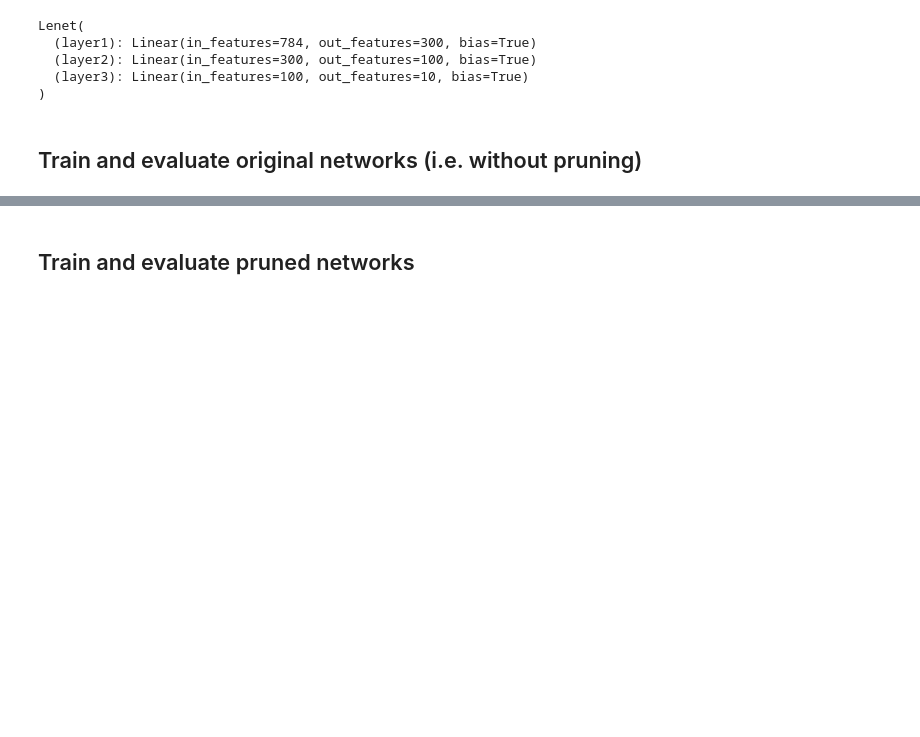
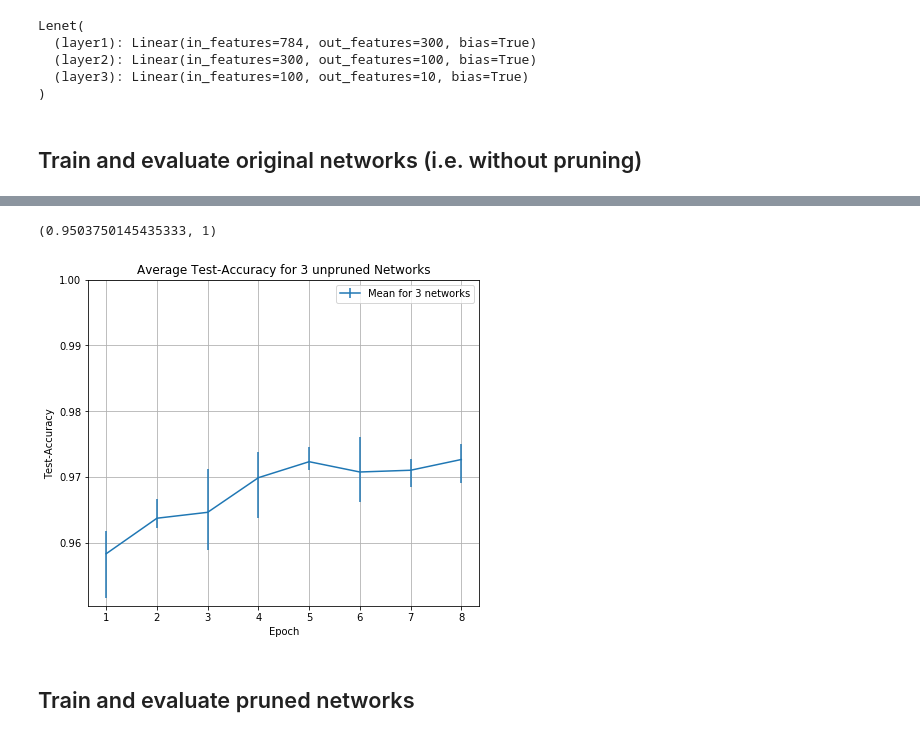
Before and after one commit to Weilando/bachelor_playground, a Jupyter notebook: LenetMnist.ipynb, the cells around one changed output, grey strips where cells are left out. Drawn from its saved outputs; the diff is of its cells as text; code cells hidden in the pictures; blank space fills up the shorter version.

```diff
--- a/LenetMnist.ipynb
+++ b/LenetMnist.ipynb
@@ -230,3 +233,23 @@ ax_loss_av.set_ylim(bottom=0)
+# %%
+# calculate means and error bars for test-accuracy
+test_acc_mean, test_acc_neg_yerr, test_acc_pos_yerr = get_means_and_y_errors(test_acc_histories)
+# %%
+# plot means and error bars for test-accuracy
+fig_average_test = plt.figure(None, (7, 6))
+ax_test_acc_av = fig_average_test.subplots(1,1, sharex=False)
+
+ax_test_acc_av.errorbar(x=acc_xs, y=test_acc_mean, yerr=[test_acc_neg_yerr, test_acc_pos_yerr], label=f"Mean for {net_count} networks")
+
+ax_test_acc_av.set_title(f"Average Test-Accuracy for {net_count} unpruned Networks")
+ax_test_acc_av.set_ylabel("Test-Accuracy")
+ax_test_acc_av.set_xlabel("Epoch")
+
+ax_test_acc_av.legend()
+ax_test_acc_av.grid('major')
+ax_test_acc_av.set_ylim(top=1)
+# %% [output]
+(0.9503750145435333, 1)
+[figure, added]
 # %% [markdown]
 ## Train and evaluate pruned networks
 # %%
```
Also changed, not shown: parts of 18 cells of this notebook, 1 other file.
